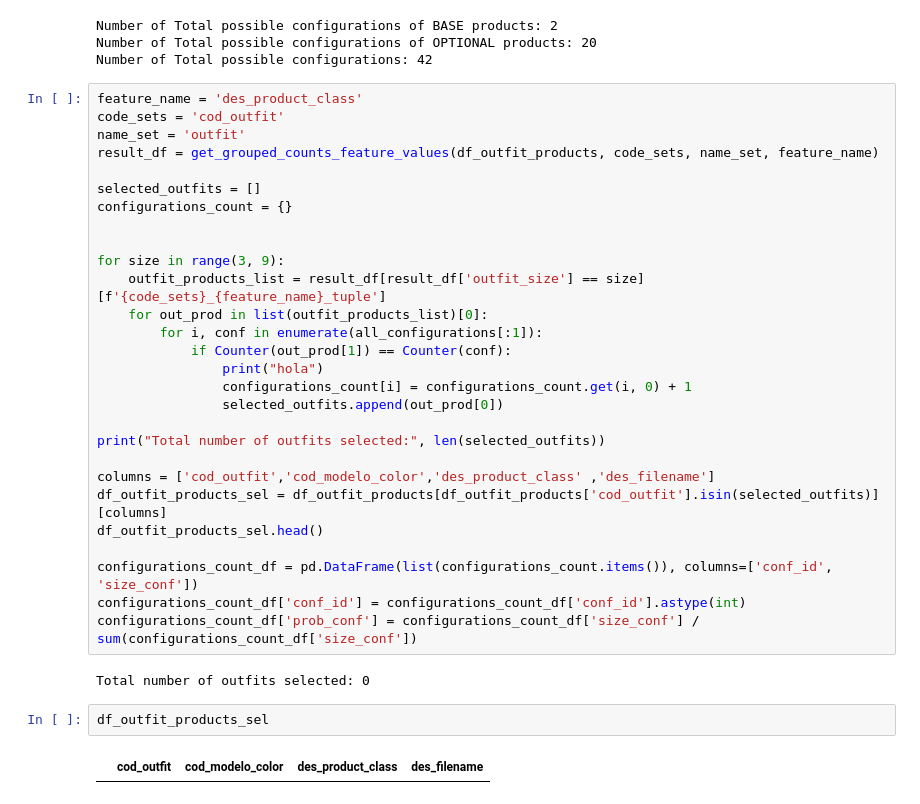
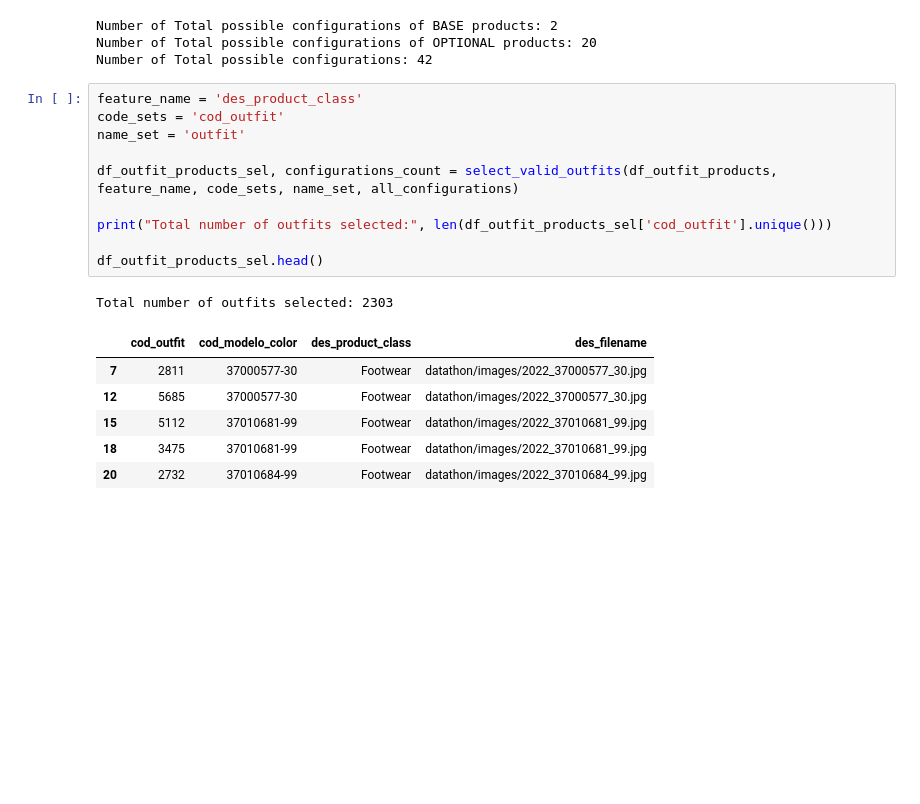
Before and after one commit to Francesco7D2/vaes-fashion-compatibility, a Jupyter notebook: notebooks/exploratory-data-analysis.ipynb, the cells around one changed output. Saved outputs shown, nothing was run; the diff lists cells and outputs as text; blank space fills up the shorter version.

```diff
--- a/notebooks/exploratory-data-analysis.ipynb
+++ b/notebooks/exploratory-data-analysis.ipynb
@@ -421,34 +423,18 @@ Number of Total possible configurations: 42
 # %%
 feature_name = 'des_product_class'
 code_sets = 'cod_outfit'
 name_set = 'outfit'
-result_df = get_grouped_counts_feature_values(df_outfit_products, code_sets, name_set, feature_name)
 
-selected_outfits = []
-configurations_count = {}
+df_outfit_products_sel, configurations_count = select_valid_outfits(df_outfit_products, feature_name, code_sets, name_set, all_configurations)
 
+print("Total number of outfits selected:", len(df_outfit_products_sel['cod_outfit'].unique()))
 
-for size in range(3, 9):
-    outfit_products_list = result_df[result_df['outfit_size'] == size][f'{code_sets}_{feature_name}_tuple']
-    for out_prod in list(outfit_products_list)[0]:
-        for i, conf in enumerate(all_configurations[:1]):
-            if Counter(out_prod[1]) == Counter(conf):
-                print("hola")
-                configurations_count[i] = configurations_count.get(i, 0) + 1
-                selected_outfits.append(out_prod[0])
-
-print("Total number of outfits selected:", len(selected_outfits))
-
-columns = ['cod_outfit','cod_modelo_color','des_product_class' ,'des_filename']
-df_outfit_products_sel = df_outfit_products[df_outfit_products['cod_outfit'].isin(selected_outfits)][columns]
 df_outfit_products_sel.head()
-
-configurations_count_df = pd.DataFrame(list(configurations_count.items()), columns=['conf_id', 'size_conf'])
-configurations_count_df['conf_id'] = configurations_count_df['conf_id'].astype(int)
-configurations_count_df['prob_conf'] = configurations_count_df['size_conf'] / sum(configurations_count_df['size_conf'])
 # %% [output]
-Total number of outfits selected: 0
+Total number of outfits selected: 2303
+|  | cod_outfit | cod_modelo_color | des_product_class | des_filename |
+| 7 | 2811 | 37000577-30 | Footwear | datathon/images/2022_37000577_30.jpg |
+| 12 | 5685 | 37000577-30 | Footwear | datathon/images/2022_37000577_30.jpg |
+| 15 | 5112 | 37010681-99 | Footwear | datathon/images/2022_37010681_99.jpg |
+| 18 | 3475 | 37010681-99 | Footwear | datathon/images/2022_37010681_99.jpg |
+| 20 | 2732 | 37010684-99 | Footwear | datathon/images/2022_37010684_99.jpg |
-# %%
-df_outfit_products_sel
-# %% [output]
-|  | cod_outfit | cod_modelo_color | des_product_class | des_filename |
```
Also changed, not shown: parts of 14 cells of this notebook, 6 other files.
